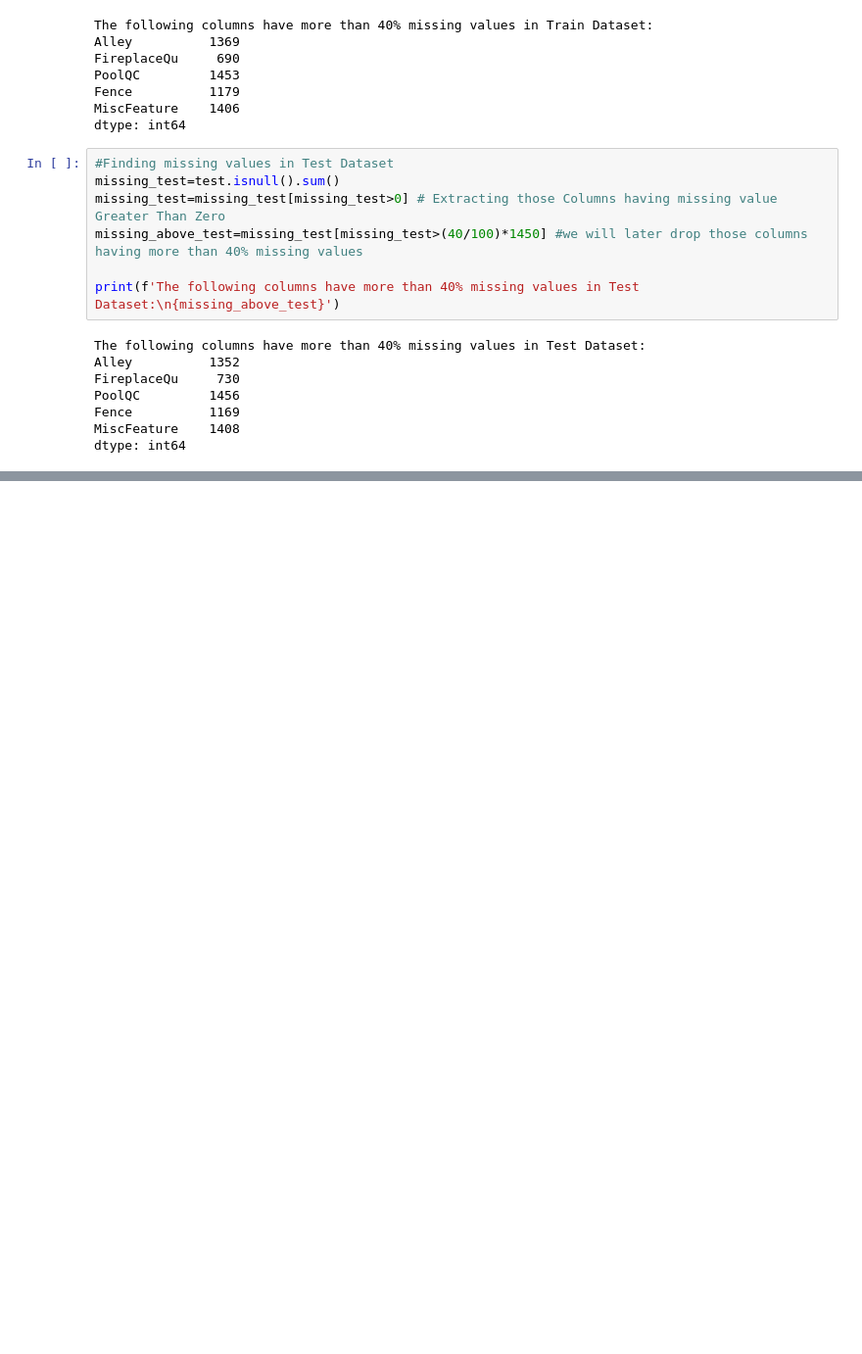
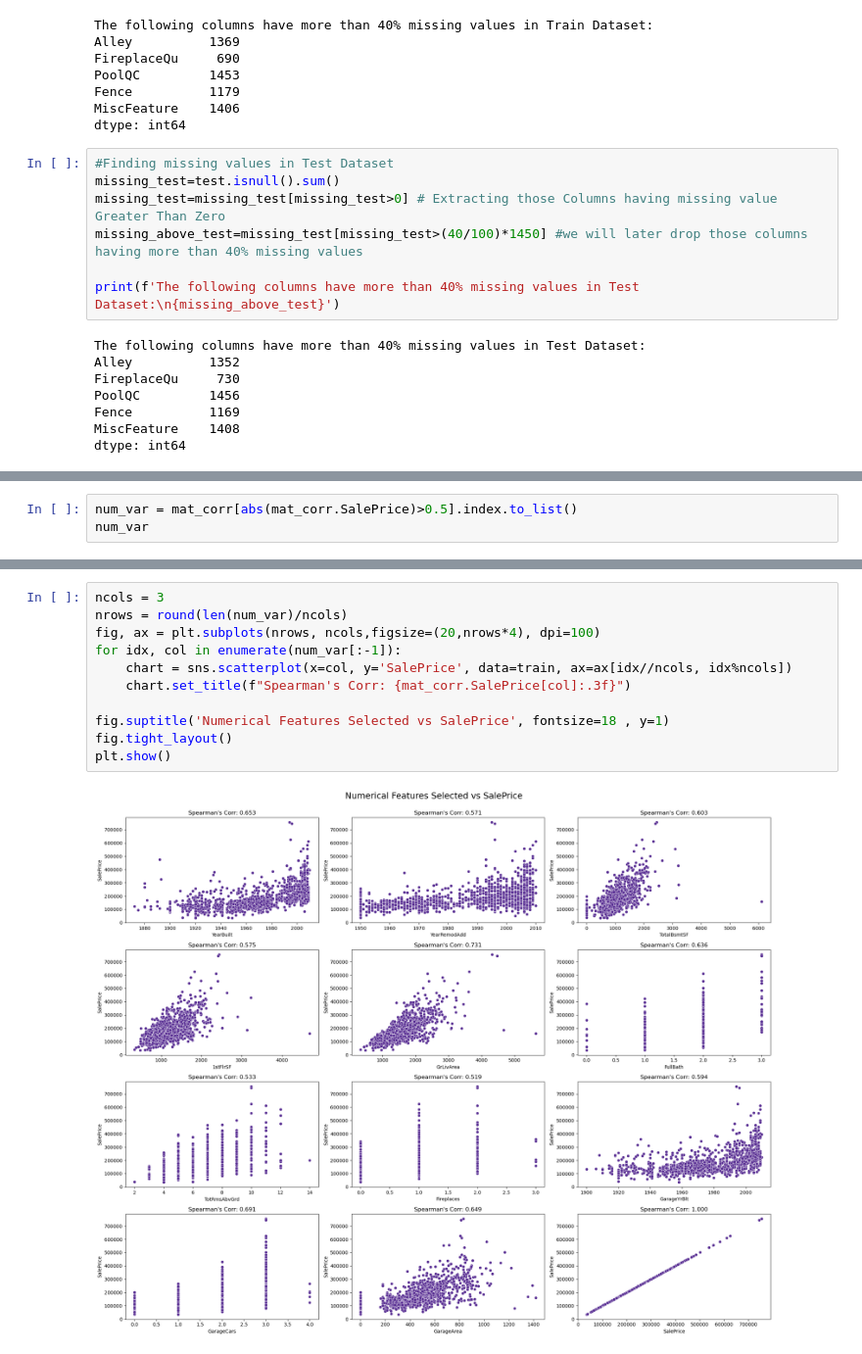
Before and after one commit to DerekHypo/Final_Project, a Jupyter notebook: HousePrices_EDA_V2.ipynb, the cells around one changed output, grey strips where cells are left out. Shown at 98% size. Saved outputs shown, nothing was run; the diff lists cells and outputs as text; blank space fills up the shorter version.

```diff
--- a/HousePrices_EDA_V2.ipynb
+++ b/HousePrices_EDA_V2.ipynb
@@ -184,0 +278,3 @@ MiscFeature 1
+# %%
+num_var = mat_corr[abs(mat_corr.SalePrice)>0.5].index.to_list()
+num_var
@@ -184,0 +295,13 @@ MiscFeature 1
+# %%
+ncols = 3
+nrows = round(len(num_var)/ncols)
+fig, ax = plt.subplots(nrows, ncols,figsize=(20,nrows*4), dpi=100)
+for idx, col in enumerate(num_var[:-1]):
+    chart = sns.scatterplot(x=col, y='SalePrice', data=train, ax=ax[idx//ncols, idx%ncols])
+    chart.set_title(f"Spearman's Corr: {mat_corr.SalePrice[col]:.3f}")
+
+fig.suptitle('Numerical Features Selected vs SalePrice', fontsize=18 , y=1)
+fig.tight_layout()
+plt.show()
+# %% [output]
+[figure, added]
```
Also changed, not shown: parts of 22 cells of this notebook.
